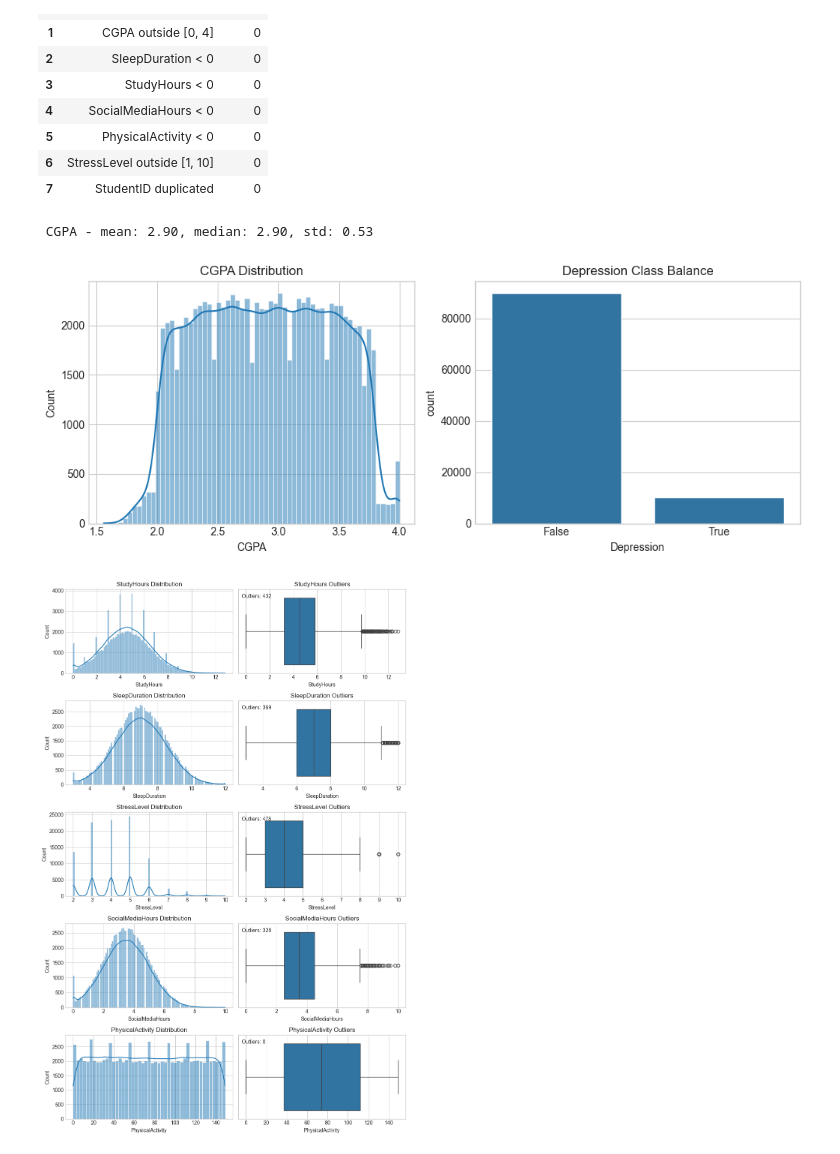
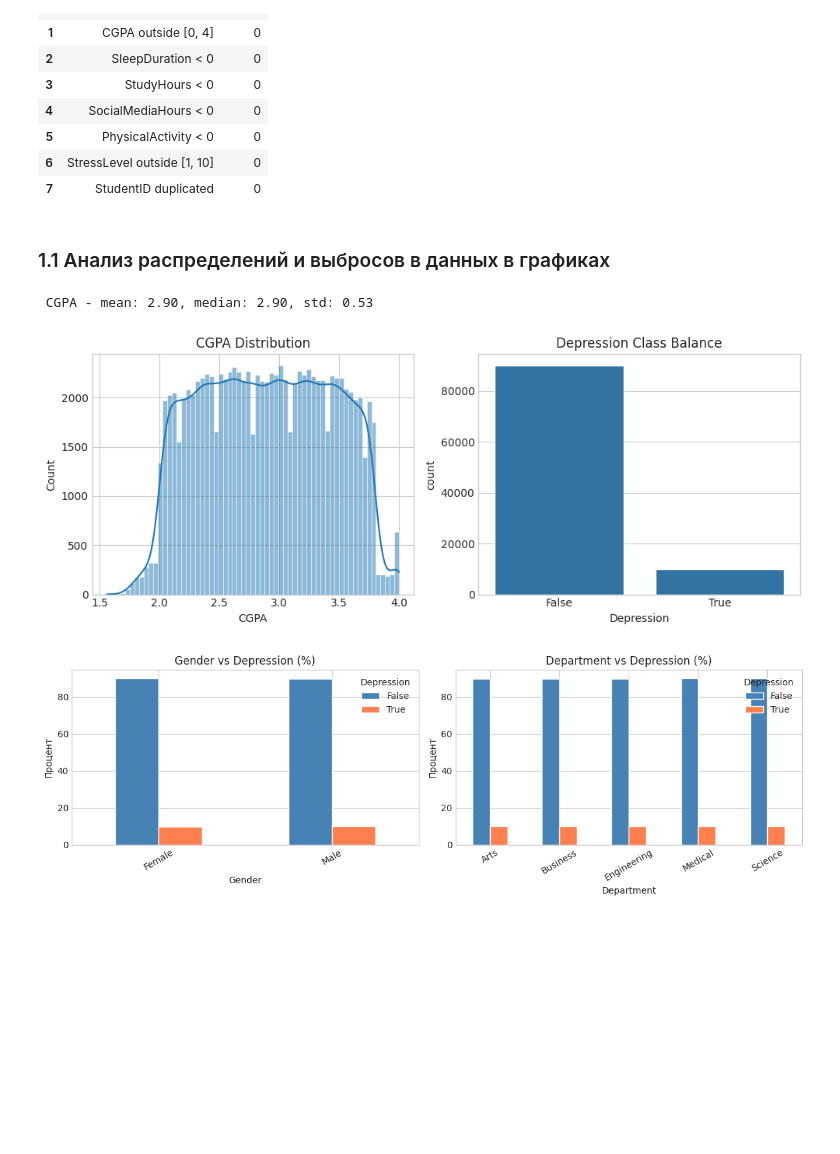
Before and after one commit to kiruganich/students_mentalhealth, a Jupyter notebook: notebook.ipynb, the cells around one changed output. Saved outputs shown, nothing was run; the diff lists cells and outputs as text; code cells hidden in the pictures; blank space fills up the shorter version.

```diff
--- a/notebook.ipynb
+++ b/notebook.ipynb
@@ -85,42 +111,32 @@ logical_checks
 | 5 | PhysicalActivity < 0 | 0 |
 | 6 | StressLevel outside [1, 10] | 0 |
 | 7 | StudentID duplicated | 0 |
+# %% [markdown]
+### 1.1 Анализ распределений и выбросов в данных в графиках
 # %%
-# EDA
 # Target distributions
 print(f"\n CGPA - mean: {df['CGPA'].mean():.2f}, median: {df['CGPA'].median():.2f}, std: {df['CGPA'].std():.2f}")
 
 fig, axes = plt.subplots(1, 2, figsize=(10, 4))
 sns.histplot(df['CGPA'], kde=True, ax=axes[0])
 axes[0].set_title('CGPA Distribution')
 sns.countplot(x='Depression', data=df, ax=axes[1])
 axes[1].set_title('Depression Class Balance')
 plt.tight_layout()
 plt.show()
 
-# Key features distribution & outlier stats
-features = ['StudyHours', 'SleepDuration', 'StressLevel', 'SocialMediaHours', 'PhysicalActivity']
-fig, axes = plt.subplots(len(features), 2, figsize=(10, 3*len(features)))
+fig, axes = plt.subplots(1, 2, figsize=(12, 4))
+for i, col in enumerate(['Gender', 'Department']):
+    ct = pd.crosstab(df[col], df['Depression'], normalize='index') * 100
+    ct.plot(kind='bar', ax=axes[i], color=['steelblue', 'coral'])
+    axes[i].set_title(f'{col} vs Depression (%)')
+    axes[i].set_ylabel('Процент')
+    axes[i].tick_params(axis='x', rotation=30)
 
-for i, col in enumerate(features):
-    sns.histplot(df[col], kde=True, ax=axes[i, 0])
-    axes[i, 0].set_title(f'{col} Distribution')
-    sns.boxplot(x=df[col], ax=axes[i, 1])
-    axes[i, 1].set_title(f'{col} Outliers')
-    Q1, Q3 = df[col].quantile(0.25), df[col].quantile(0.75)
-    IQR = Q3 - Q1
-    outliers = ((df[col] < Q1 - 1.5*IQR) | (df[col] > Q3 + 1.5*IQR)).sum()
-    axes[i, 1].text(0.02, 0.9, f'Outliers: {outliers}', transform=axes[i, 1].transAxes)
 plt.tight_layout()
+plt.savefig('categorical_analysis.png', dpi=100)
 plt.show()
-
-# Correlation with targets
-plt.figure(figsize=(8, 6))
-corr_cols = ['CGPA', 'Depression', 'StudyHours', 'SleepDuration', 'StressLevel', 'SocialMediaHours', 'PhysicalActivity']
-sns.heatmap(df[corr_cols].corr(), annot=True, cmap='coolwarm')
-plt.title('Feature-Target Correlations')
-plt.show()
 # %% [output]
  CGPA - mean: 2.90, median: 2.90, std: 0.53
-[figure, old version]
+[figure, new version]
-[figure, old version]
+[figure, new version]
```
Also changed, not shown: parts of 53 cells of this notebook.
